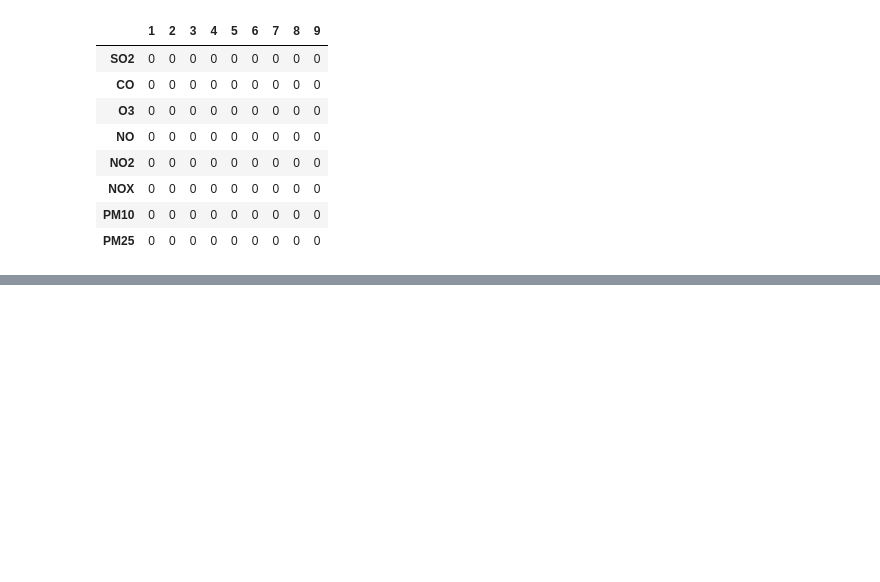
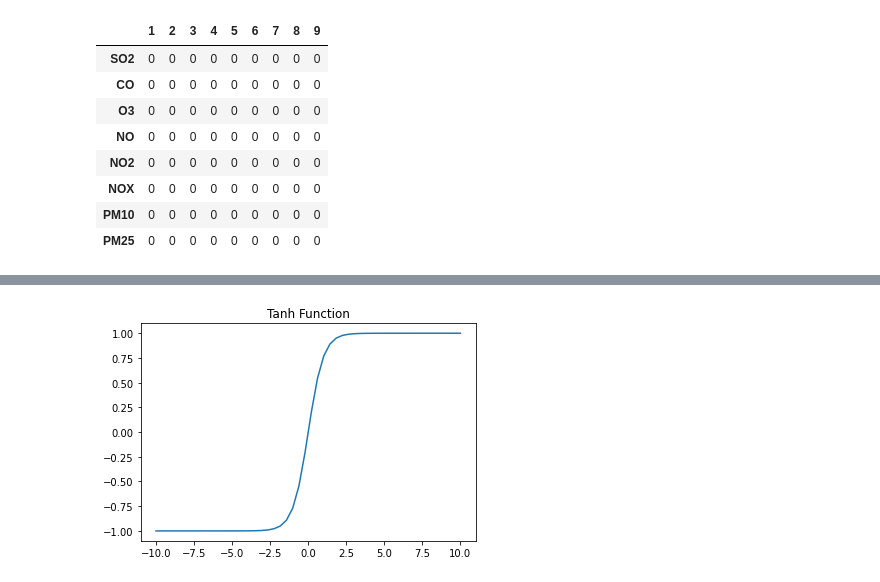
Before and after one commit to Yanghojun/Juneer_deeplearning_cookbook, a Jupyter notebook: data/NIER_dataset/data_experiment.ipynb, the cells around one changed output, grey strips where cells are left out. Cells and saved outputs as stored; diff of their text form; code cells hidden in the pictures; blank space fills up the shorter version.

```diff
--- a/data/NIER_dataset/data_experiment.ipynb
+++ b/data/NIER_dataset/data_experiment.ipynb
@@ -333,0 +359,13 @@ result
+# %%
+def tanh(x):
+    ''' It returns the value (1-exp(-2x))/(1+exp(-2x)) and the value returned will be lies in between -1 to 1.'''
+
+    return np.tanh(x)
+
+x = np.linspace(-10, 10)
+plt.plot(x, tanh(x))
+plt.axis('tight')
+plt.title('Tanh Function')
+plt.show()
+# %% [output]
+[figure, added]
```
Also changed, not shown: parts of 5 cells of this notebook.
